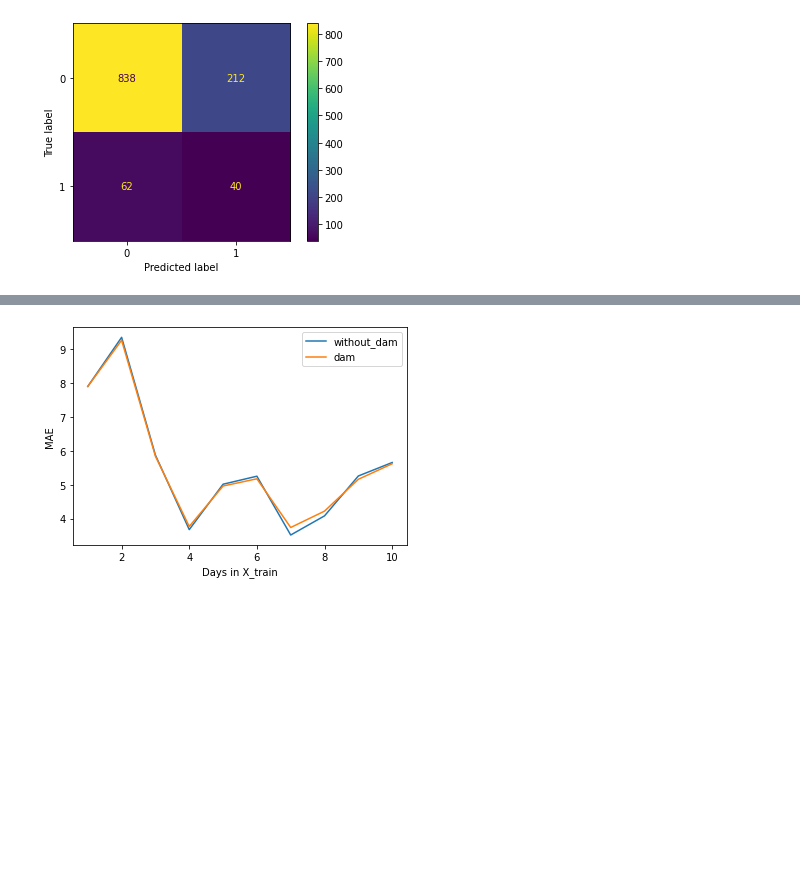
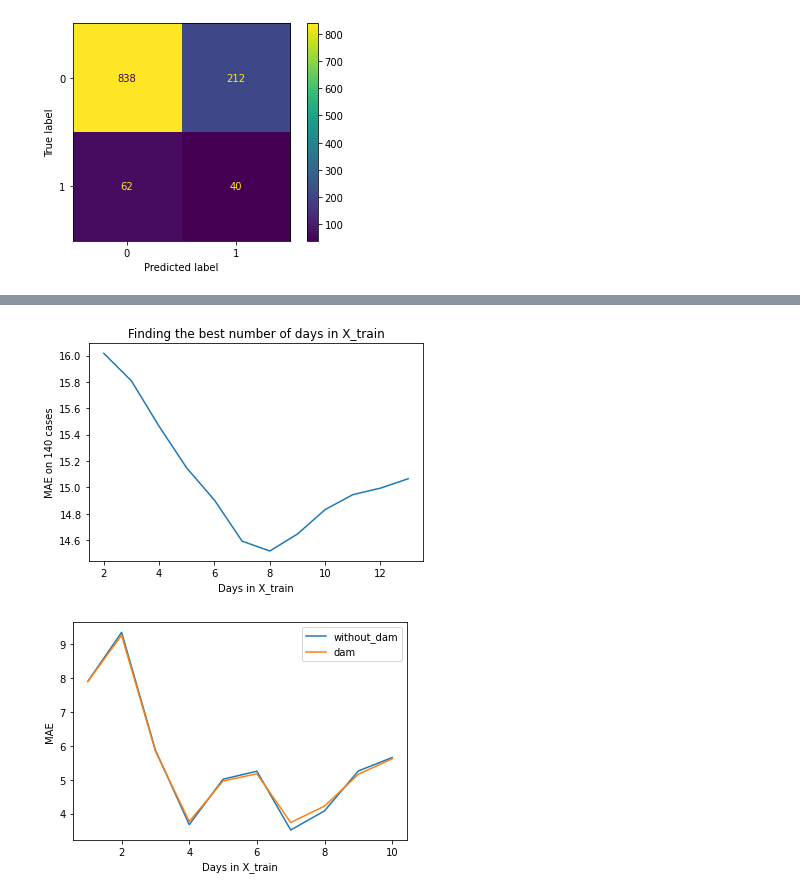
Before and after one commit to yeahartem/electricity, a Jupyter notebook: find_outliers.ipynb, the cells around one changed output, grey strips where cells are left out. Drawn from its saved outputs; the diff is of its cells as text; code cells hidden in the pictures; blank space fills up the shorter version.

```diff
--- a/find_outliers.ipynb
+++ b/find_outliers.ipynb
@@ -260,0 +364,16 @@ disp.plot();
+# %%
+best_list = []
+list_of_days_in_x = [2, 3, 4, 5, 6, 7, 8, 9, 10, 11, 12, 13]
+
+all_dates = hol['OPR_DT'].unique()
+for days_in_x in list_of_days_in_x:
+    mae_find_best = []
+    for n in range(140):
+        start = all_dates[n]
+        end = all_dates[n + days_in_x]
+        if ds_for_damming[ds_for_damming['OPR_DT'] == end].shape[0] == 96:
+            new_df = hol[(hol['OPR_DT'] >= start) & (hol['OPR_DT'] <= end)]
+
+            mae_find_best.append(train_test(new_df, end))
+    best_list.append(np.mean(mae_find_best))
+    print(days_in_x)
@@ -261,3 +407,11 @@ disp.plot();
+# %%
+plt.plot(list_of_days_in_x, best_list);
+plt.title('Finding the best number of days in X_train')
+plt.ylabel('MAE on 140 cases')
+plt.xlabel('Days in X_train')
+plt.show()
+# %% [output]
+[figure, added]
 # %%
 # ss = hol.groupby(hol.OPR_DT).mean().MW
 # plt.plot(all_dates[:140], ss[:140], label='Mean values from HOLLISTER')
```
Also changed, not shown: parts of 18 cells of this notebook.
